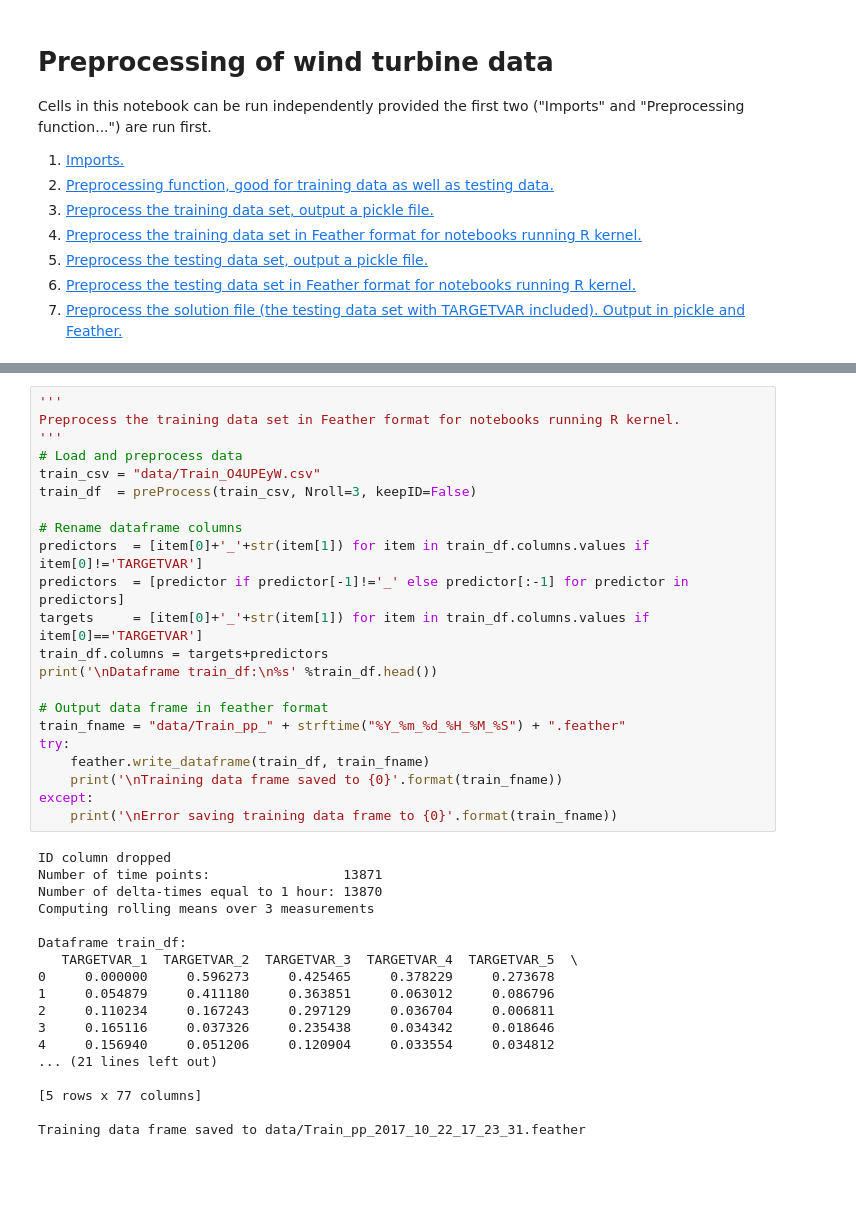
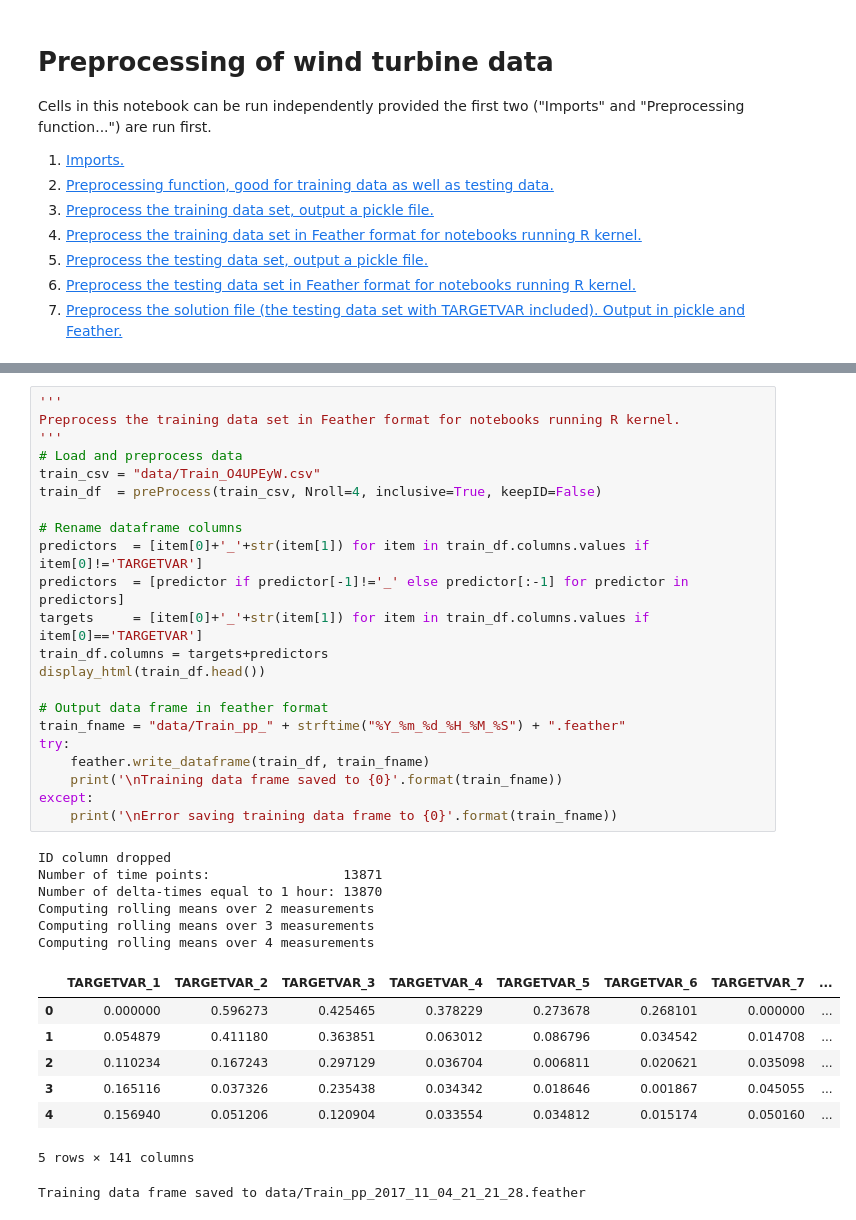
Before and after one commit to LucDemortier/WindTurbineOutputPrediction, a Jupyter notebook: 1_data_preparation.ipynb, the cells around one changed output, grey strips where cells are left out. Saved outputs shown, nothing was run; the diff lists cells and outputs as text; blank space fills up the shorter version.

```diff
--- a/1_data_preparation.ipynb
+++ b/1_data_preparation.ipynb
@@ -142,43 +150,40 @@ Training data frame saved to data/Train_pp_2017_10_22_17_15_21.pkl
 # %%
 '''
 Preprocess the training data set in Feather format for notebooks running R kernel.
 '''
 # Load and preprocess data
 train_csv = "data/Train_O4UPEyW.csv"
-train_df  = preProcess(train_csv, Nroll=3, keepID=False)
+train_df  = preProcess(train_csv, Nroll=4, inclusive=True, keepID=False)
 
 # Rename dataframe columns
 predictors  = [item[0]+'_'+str(item[1]) for item in train_df.columns.values if item[0]!='TARGETVAR']
 predictors  = [predictor if predictor[-1]!='_' else predictor[:-1] for predictor in predictors]
 targets     = [item[0]+'_'+str(item[1]) for item in train_df.columns.values if item[0]=='TARGETVAR']
 train_df.columns = targets+predictors
-print('\nDataframe train_df:\n%s' %train_df.head())
+display_html(train_df.head())
 
 # Output data frame in feather format
 train_fname = "data/Train_pp_" + strftime("%Y_%m_%d_%H_%M_%S") + ".feather"
 try:
     feather.write_dataframe(train_df, train_fname)
     print('\nTraining data frame saved to {0}'.format(train_fname))
 except:
     print('\nError saving training data frame to {0}'.format(train_fname))
 # %% [output]
 ID column dropped
 Number of time points:                 13871
 Number of delta-times equal to 1 hour: 13870
+Computing rolling means over 2 measurements
 Computing rolling means over 3 measurements
-
-Dataframe train_df:
-   TARGETVAR_1  TARGETVAR_2  TARGETVAR_3  TARGETVAR_4  TARGETVAR_5  \
-0     0.000000     0.596273     0.425465     0.378229     0.273678
-1     0.054879     0.411180     0.363851     0.063012     0.086796
-2     0.110234     0.167243     0.297129     0.036704     0.006811
-3     0.165116     0.037326     0.235438     0.034342     0.018646
-4     0.156940     0.051206     0.120904     0.033554     0.034812
-... (21 lines left out)
-
-[5 rows x 77 columns]
-
-Training data frame saved to data/Train_pp_2017_10_22_17_23_31.feather
+Computing rolling means over 4 measurements
+|  | TARGETVAR_1 | TARGETVAR_2 | TARGETVAR_3 | TARGETVAR_4 | TARGETVAR_5 | TARGETVAR_6 | TARGETVAR_7 | ... |
+| 0 | 0.000000 | 0.596273 | 0.425465 | 0.378229 | 0.273678 | 0.268101 | 0.000000 | ... |
+| 1 | 0.054879 | 0.411180 | 0.363851 | 0.063012 | 0.086796 | 0.034542 | 0.014708 | ... |
+| 2 | 0.110234 | 0.167243 | 0.297129 | 0.036704 | 0.006811 | 0.020621 | 0.035098 | ... |
+| 3 | 0.165116 | 0.037326 | 0.235438 | 0.034342 | 0.018646 | 0.001867 | 0.045055 | ... |
+| 4 | 0.156940 | 0.051206 | 0.120904 | 0.033554 | 0.034812 | 0.015174 | 0.050160 | ... |
+5 rows × 141 columns
+Training data frame saved to data/Train_pp_2017_11_04_21_21_28.feather
 # %% [markdown]
 <a id='Cell5'></a>
 # %%
```
Also changed, not shown: parts of 6 cells of this notebook.
